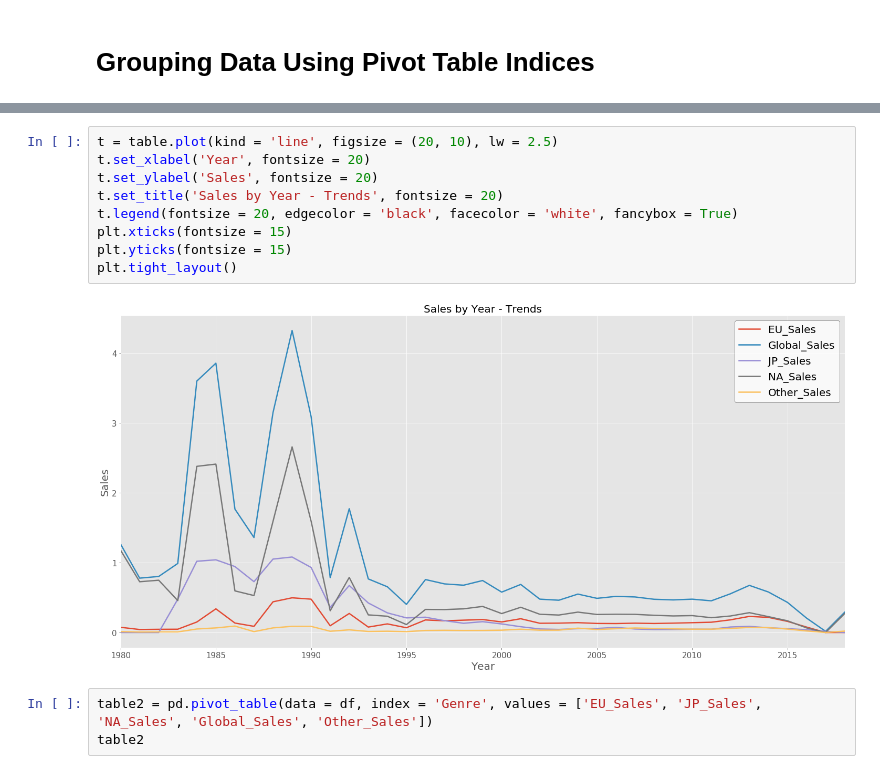
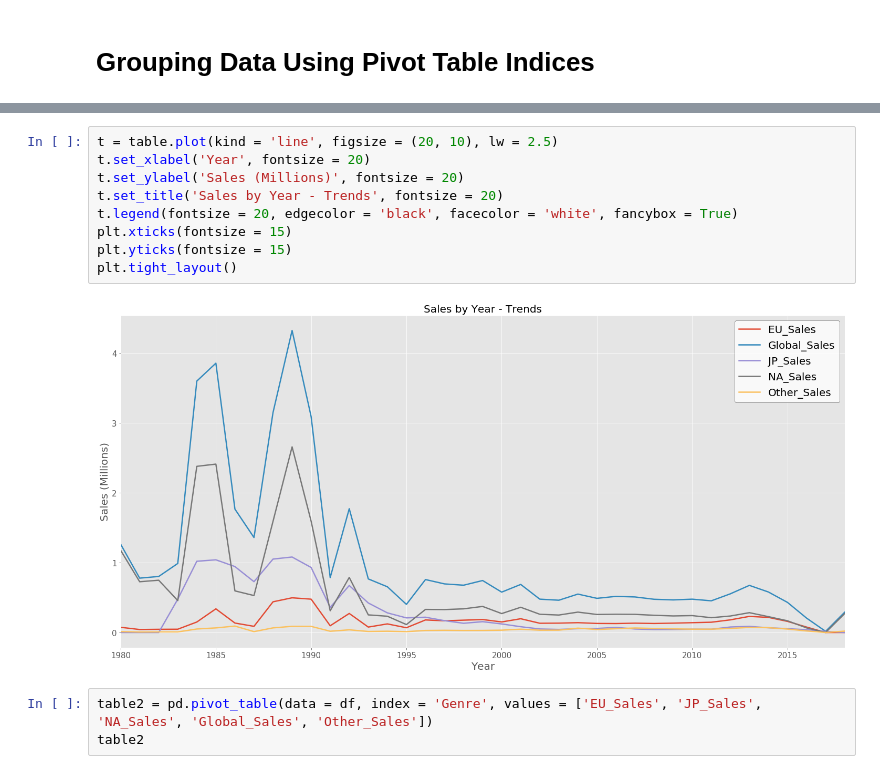
Before and after one commit to andrewcole33/pivot_table_blog, a Jupyter notebook: Untitled.ipynb, the cells around one changed output, grey strips where cells are left out. Cells and saved outputs as stored; diff of their text form.

Commit message:
Update Visualization Labels

```diff
--- a/Untitled.ipynb
+++ b/Untitled.ipynb
@@ -69,14 +63,14 @@ table
 # %%
 t = table.plot(kind = 'line', figsize = (20, 10), lw = 2.5)
 t.set_xlabel('Year', fontsize = 20)
-t.set_ylabel('Sales', fontsize = 20)
+t.set_ylabel('Sales (Millions)', fontsize = 20)
 t.set_title('Sales by Year - Trends', fontsize = 20)
 t.legend(fontsize = 20, edgecolor = 'black', facecolor = 'white', fancybox = True)
 plt.xticks(fontsize = 15)
 plt.yticks(fontsize = 15)
 plt.tight_layout()
 # %% [output]
-[figure, old version]
+[figure, new version]
 # %%
 table2 = pd.pivot_table(data = df, index = 'Genre', values = ['EU_Sales', 'JP_Sales', 'NA_Sales', 'Global_Sales', 'Other_Sales'])
 table2
```
Also changed, not shown: parts of 2 cells of this notebook, 12 other files.
